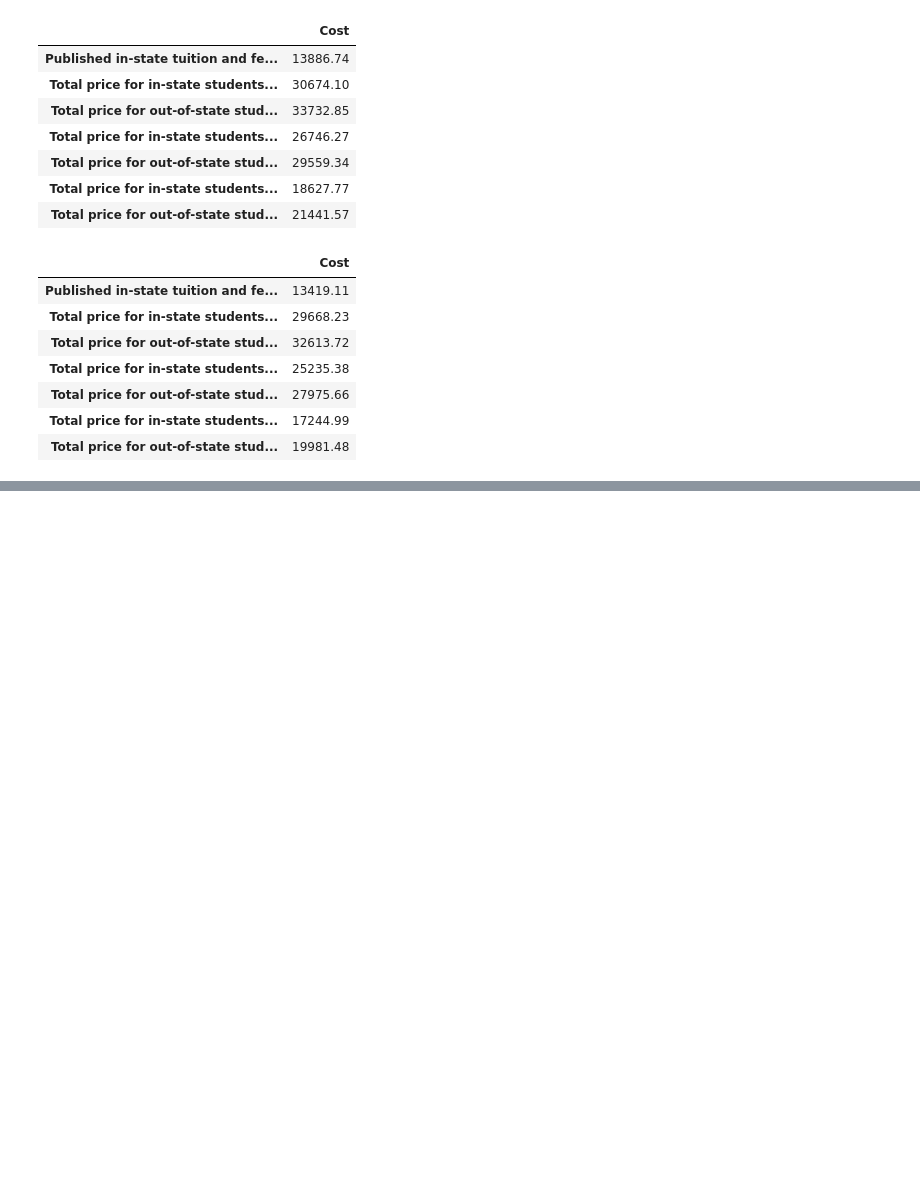
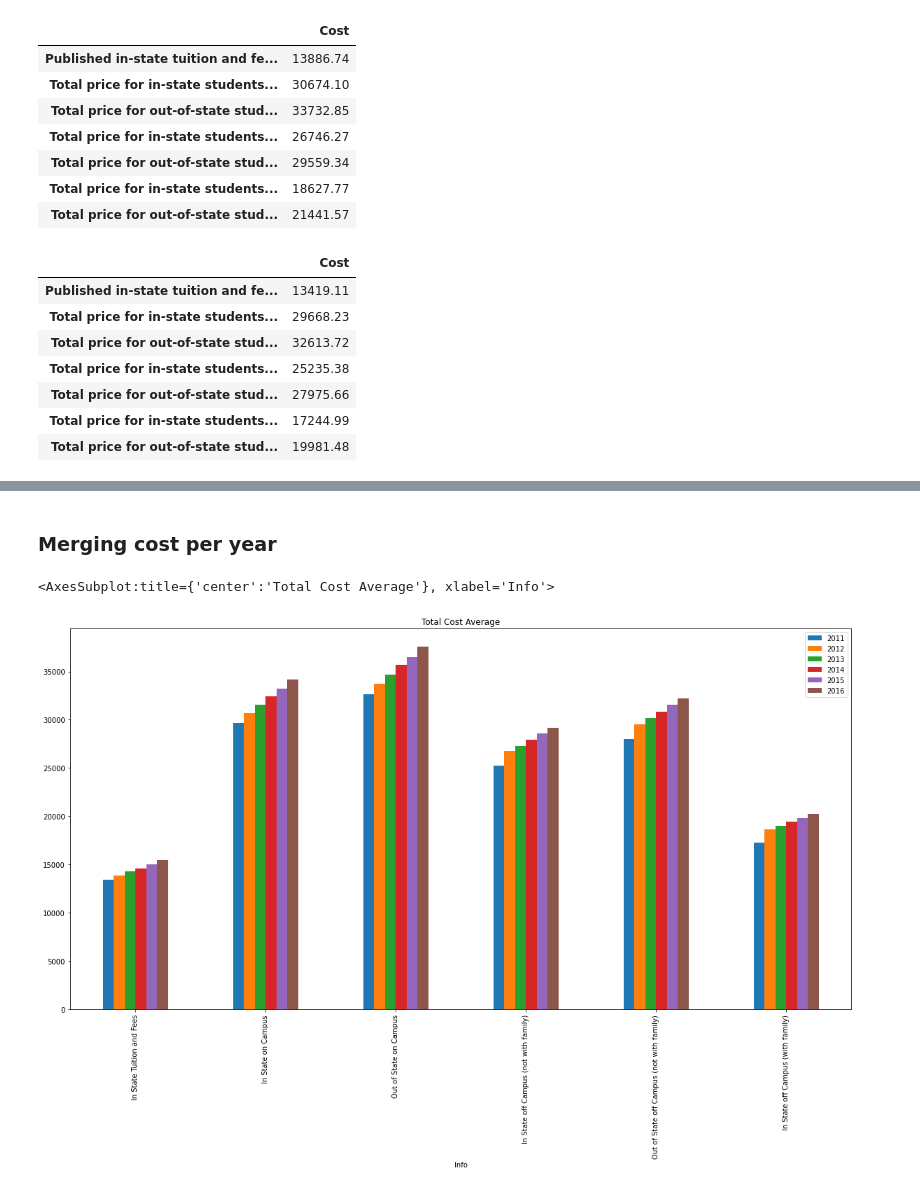
Before and after one commit to mthalken/Tuition_Analysis, a Jupyter notebook: Refactored_Cleaning_Code.ipynb, the cells around one changed output, grey strips where cells are left out. Drawn from its saved outputs; the diff is of its cells as text; code cells hidden in the pictures; blank space fills up the shorter version.

Commit message:
Uploading final analysis and tableau graphs.

```diff
--- a/Refactored_Cleaning_Code.ipynb
+++ b/Refactored_Cleaning_Code.ipynb
@@ -823,0 +711,4 @@ df_2011
+# %% [markdown]
+### Merging cost per year
+# %%
+row_labels = ['Published in-state tuition and fees', 'Total price for in-state students living on campus', 'Total price for out-of-state students living on campus', 'Total price for in-state students living off campus (not with family)', 'Total price for out-of-state students living off campus (not with family) ', 'Total price for in-state students living off campus (with family)', 'Total price for out-of-state students living off campus (with family)']
@@ -823,0 +746,5 @@ df_2011
+# %%
+total_cost.plot(kind='bar', title='Total Cost Average', figsize=(20,10))
+# %% [output]
+<AxesSubplot:title={'center':'Total Cost Average'}, xlabel='Info'>
+[figure, added]
```
Also changed, not shown: parts of 42 cells of this notebook, 33 other files.
